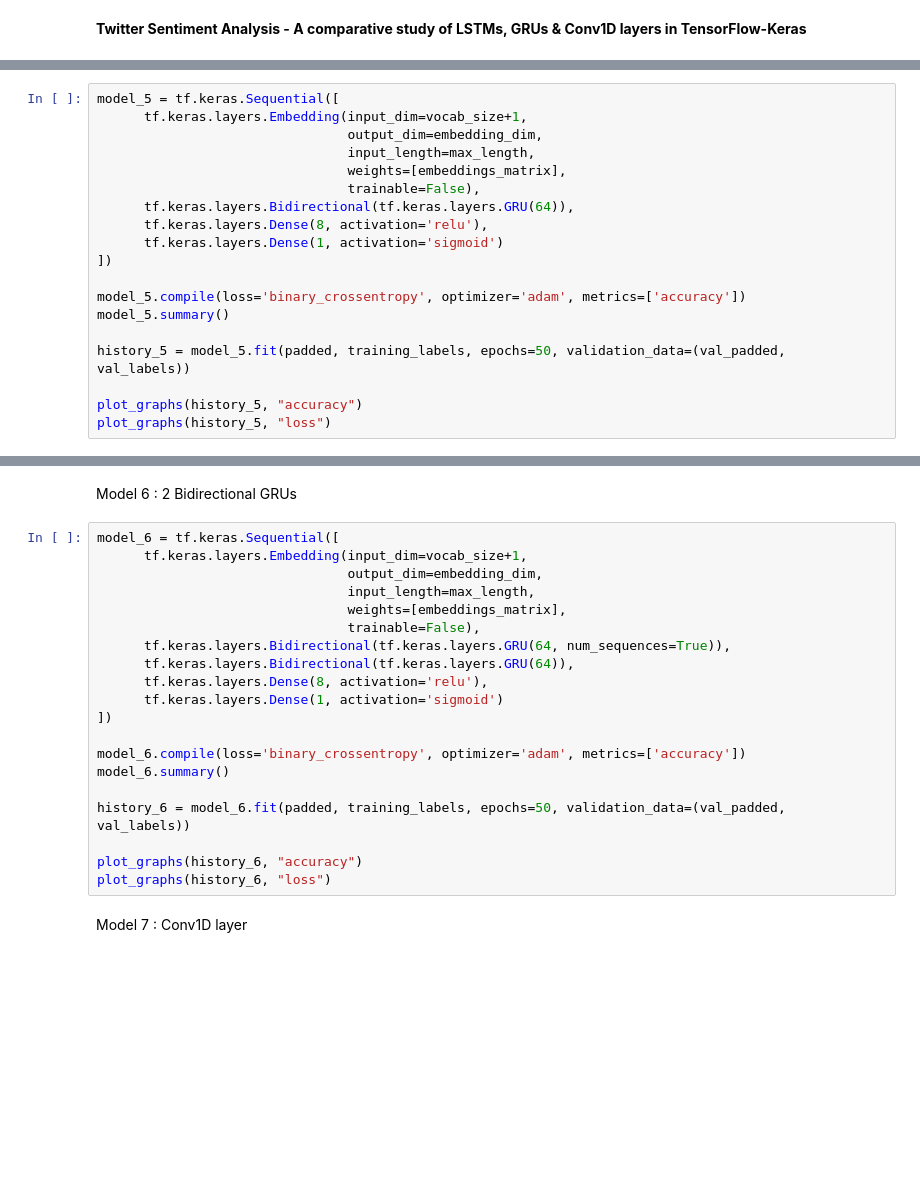
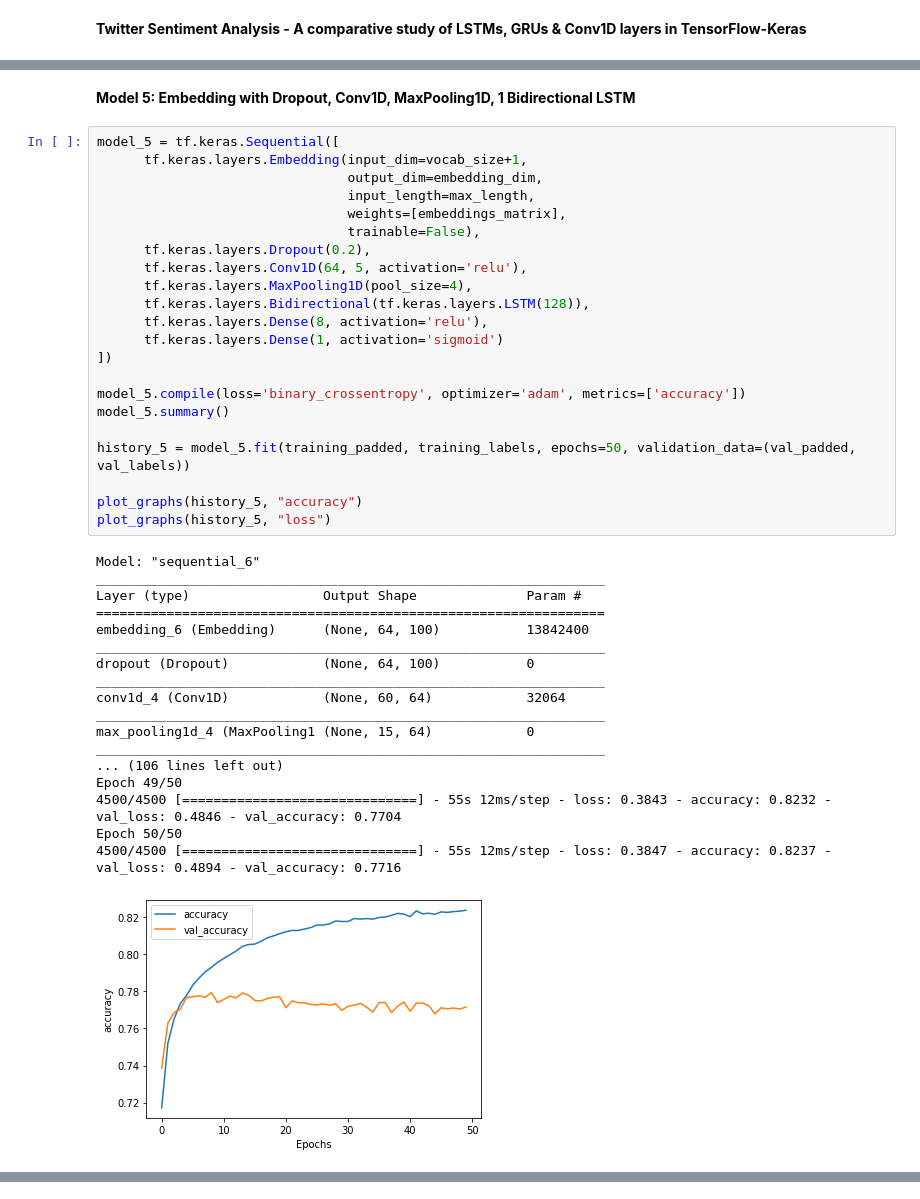
Before and after one commit to thekaranacharya/tweet-sentiment-detection, a Jupyter notebook: twitter_sentiment_analysis.ipynb, the cells around one changed output, grey strips where cells are left out. Saved outputs shown, nothing was run; the diff lists cells and outputs as text; blank space fills up the shorter version.

```diff
--- a/twitter_sentiment_analysis.ipynb
+++ b/twitter_sentiment_analysis.ipynb
@@ -308,19 +391,43 @@ Model 5 : 1 Bidirectional GRU
+# %% [markdown]
+**Model 5: Embedding with Dropout, Conv1D, MaxPooling1D, 1 Bidirectional LSTM**
 # %%
 model_5 = tf.keras.Sequential([
       tf.keras.layers.Embedding(input_dim=vocab_size+1,
                                 output_dim=embedding_dim,
                                 input_length=max_length,
                                 weights=[embeddings_matrix],
                                 trainable=False),
-      tf.keras.layers.Bidirectional(tf.keras.layers.GRU(64)),
+      tf.keras.layers.Dropout(0.2),
+      tf.keras.layers.Conv1D(64, 5, activation='relu'),
+      tf.keras.layers.MaxPooling1D(pool_size=4),
+      tf.keras.layers.Bidirectional(tf.keras.layers.LSTM(128)),
       tf.keras.layers.Dense(8, activation='relu'),
       tf.keras.layers.Dense(1, activation='sigmoid')
 ])
 
 model_5.compile(loss='binary_crossentropy', optimizer='adam', metrics=['accuracy'])
 model_5.summary()
 
-history_5 = model_5.fit(padded, training_labels, epochs=50, validation_data=(val_padded, val_labels))
+history_5 = model_5.fit(training_padded, training_labels, epochs=50, validation_data=(val_padded, val_labels))
 
 plot_graphs(history_5, "accuracy")
 plot_graphs(history_5, "loss")
+# %% [output]
+Model: "sequential_6"
+_________________________________________________________________
+Layer (type)                 Output Shape              Param #
+=================================================================
+embedding_6 (Embedding)      (None, 64, 100)           13842400
+_________________________________________________________________
+dropout (Dropout)            (None, 64, 100)           0
+_________________________________________________________________
+conv1d_4 (Conv1D)            (None, 60, 64)            32064
+_________________________________________________________________
+max_pooling1d_4 (MaxPooling1 (None, 15, 64)            0
+_________________________________________________________________
+... (106 lines left out)
+Epoch 49/50
+4500/4500 [==============================] - 55s 12ms/step - loss: 0.3843 - accuracy: 0.8232 - val_loss: 0.4846 - val_accuracy: 0.7704
+Epoch 50/50
+4500/4500 [==============================] - 55s 12ms/step - loss: 0.3847 - accuracy: 0.8237 - val_loss: 0.4894 - val_accuracy: 0.7716
+[figure, added]
@@ -327,24 +434,0 @@ plot_graphs(history_5, "loss")
-# %% [markdown]
-Model 6 : 2 Bidirectional GRUs
-# %%
-model_6 = tf.keras.Sequential([
-      tf.keras.layers.Embedding(input_dim=vocab_size+1,
-                                output_dim=embedding_dim,
-                                input_length=max_length,
-                                weights=[embeddings_matrix],
-                                trainable=False),
-      tf.keras.layers.Bidirectional(tf.keras.layers.GRU(64, num_sequences=True)),
-      tf.keras.layers.Bidirectional(tf.keras.layers.GRU(64)),
-      tf.keras.layers.Dense(8, activation='relu'),
-      tf.keras.layers.Dense(1, activation='sigmoid')
-])
-
-model_6.compile(loss='binary_crossentropy', optimizer='adam', metrics=['accuracy'])
-model_6.summary()
-
-history_6 = model_6.fit(padded, training_labels, epochs=50, validation_data=(val_padded, val_labels))
-
-plot_graphs(history_6, "accuracy")
-plot_graphs(history_6, "loss")
-# %% [markdown]
-Model 7 : Conv1D layer
```
Also changed, not shown: parts of 34 cells of this notebook.
